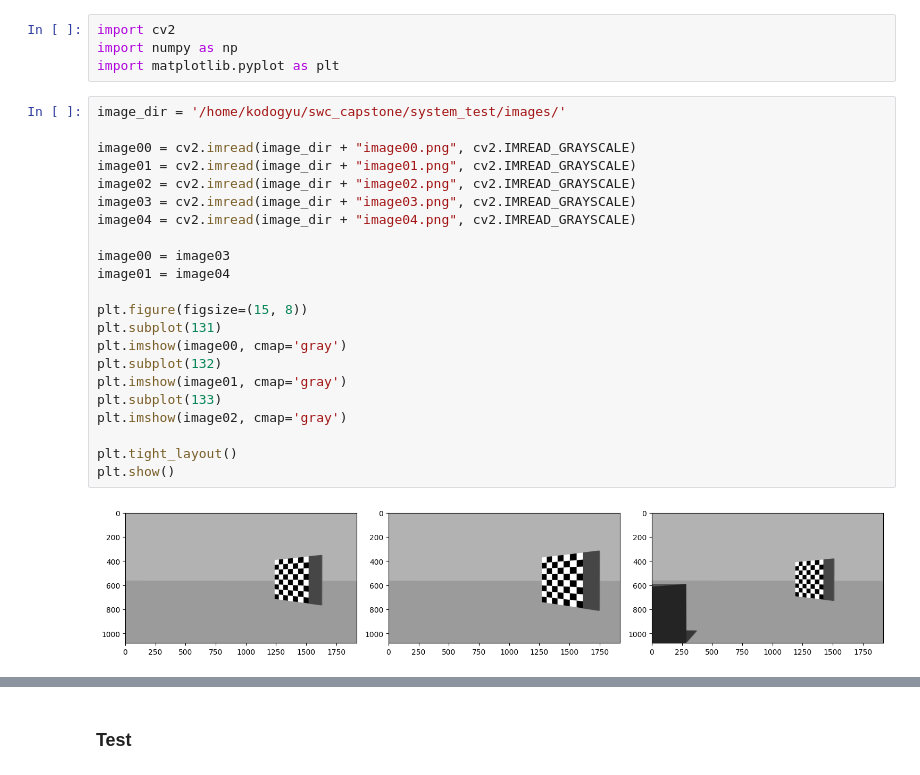
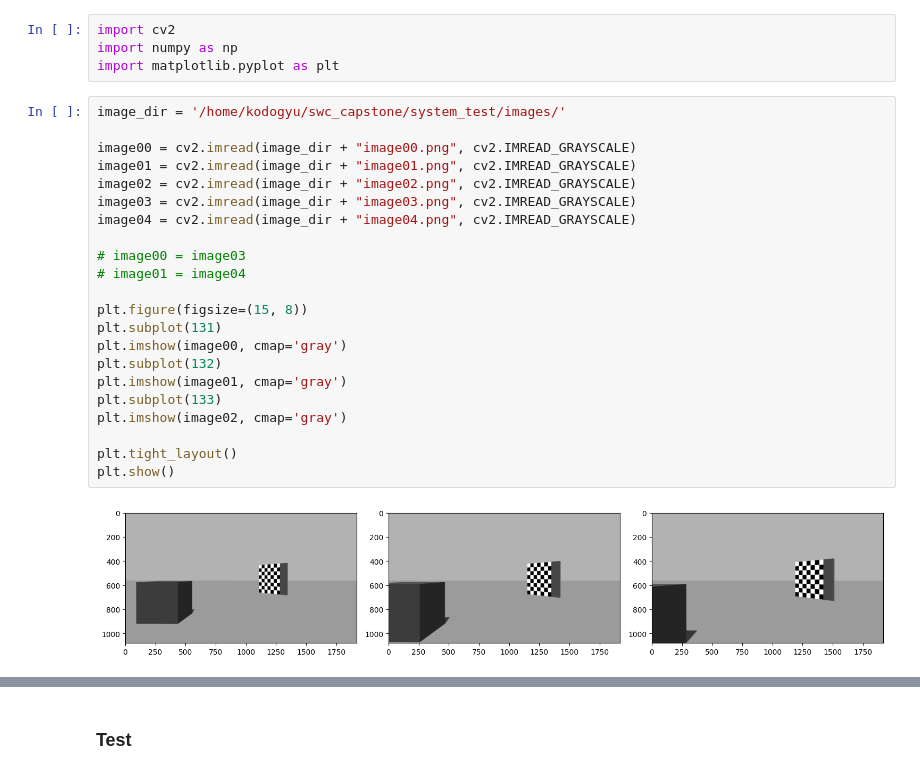
Before and after one commit to kodogyu/playground, a Jupyter notebook: ipynb/opencv_chessboard.ipynb, the cells around one changed output, grey strips where cells are left out. Drawn from its saved outputs; the diff is of its cells as text.

```diff
--- a/ipynb/opencv_chessboard.ipynb
+++ b/ipynb/opencv_chessboard.ipynb
@@ -5,25 +5,25 @@ import matplotlib.pyplot as plt
 # %%
 image_dir = '/home/kodogyu/swc_capstone/system_test/images/'
 
 image00 = cv2.imread(image_dir + "image00.png", cv2.IMREAD_GRAYSCALE)
 image01 = cv2.imread(image_dir + "image01.png", cv2.IMREAD_GRAYSCALE)
 image02 = cv2.imread(image_dir + "image02.png", cv2.IMREAD_GRAYSCALE)
 image03 = cv2.imread(image_dir + "image03.png", cv2.IMREAD_GRAYSCALE)
 image04 = cv2.imread(image_dir + "image04.png", cv2.IMREAD_GRAYSCALE)
 
-image00 = image03
-image01 = image04
+# image00 = image03
+# image01 = image04
 
 plt.figure(figsize=(15, 8))
 plt.subplot(131)
 plt.imshow(image00, cmap='gray')
 plt.subplot(132)
 plt.imshow(image01, cmap='gray')
 plt.subplot(133)
 plt.imshow(image02, cmap='gray')
 
 plt.tight_layout()
 plt.show()
 # %% [output]
-[figure, old version]
+[figure, new version]
 # %%
```
Also changed, not shown: parts of 5 cells of this notebook.
